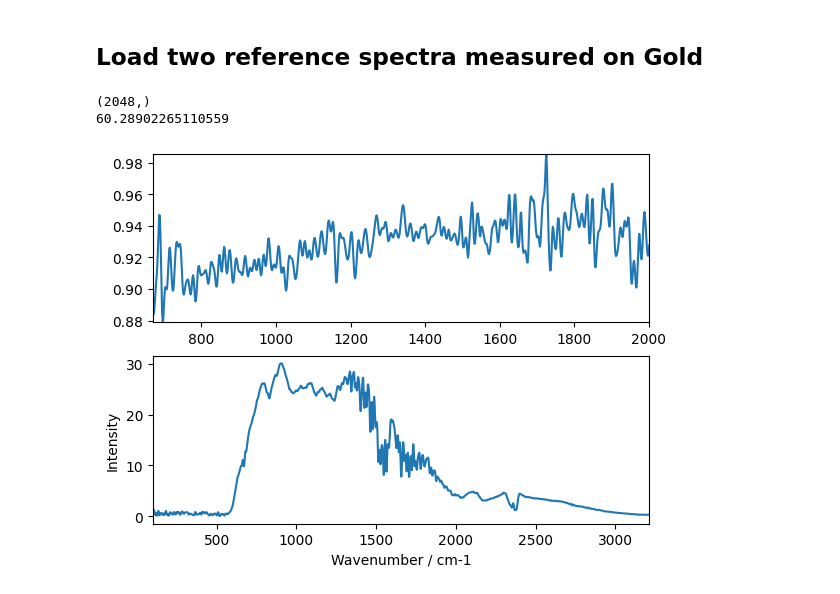
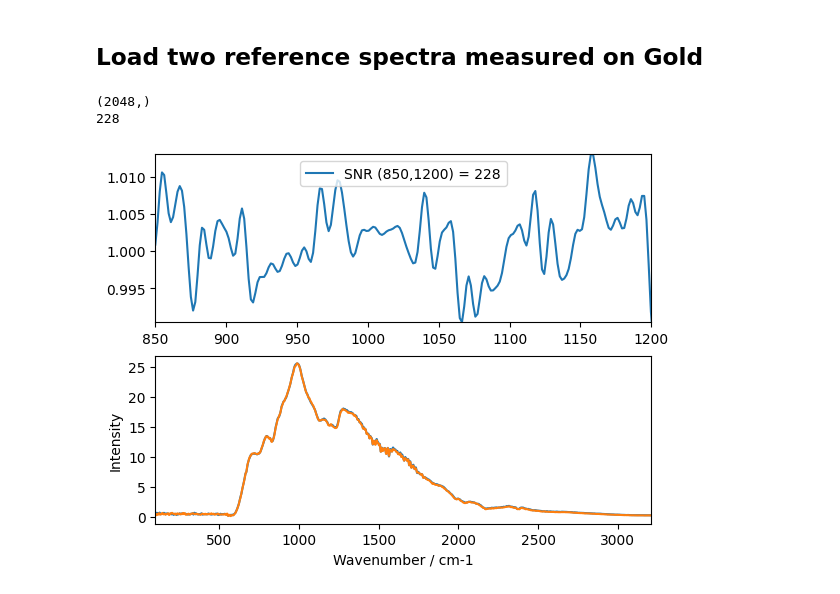
Before and after one commit to ngergihun/NeaReader, a Jupyter notebook: Examples/nanoftirqc.ipynb, the cells around one changed output. Drawn from its saved outputs; the diff is of its cells as text; code cells hidden in the pictures.

```diff
--- a/Examples/nanoftirqc.ipynb
+++ b/Examples/nanoftirqc.ipynb
@@ -5,44 +12,37 @@
 # %%
-import numpy as np
-import matplotlib.pyplot as plt
-import os, sys
-parent_dir = os.path.dirname(os.getcwd())
-sys.path.append(parent_dir)
-import NeaSpectra as neas
-
 # Choose a measurement file
 current_folder = os.getcwd()
-file_name1 = r'E:\2024-02-14 102554 NF S Goldref1.txt'
-file_name2 = r'E:\2024-02-14 103134 NF S Goldref2.txt'
+file_name1 = r"E:\nanoFTIRqc\Purge\2024-05-11 103817 NF S REV10DPPC-goldref1.txt"
+file_name2 = r"E:\nanoFTIRqc\Purge\2024-05-11 104604 NF S REV10DPPC-goldref2.txt"
 
 s1 = neas.NeaSpectrum()
 s1.readNeaSpectrum(file_name1)
-
 s2 = neas.NeaSpectrum()
 s2.readNeaSpectrum(file_name2)
 
 print(np.shape(s1.data["O2A"]))
 selfSpectrum = s1.data["O2A"]/s2.data["O2A"]
 
 wnaxis = s1.data["Wavenumber"]
-wnstart = 670
-wnstop = 2000
+wnstart = 850
+wnstop = 1200
 wnstart_idx = np.argmin(abs(wnaxis-wnstart))
 wnstop_idx = np.argmin(abs(wnaxis-wnstop))
 
-SNR = np.mean(selfSpectrum[wnstart_idx:wnstop_idx])/np.std(selfSpectrum[wnstart_idx:wnstop_idx])
+SNR = round(np.median(selfSpectrum[wnstart_idx:wnstop_idx])/np.std(selfSpectrum[wnstart_idx:wnstop_idx]))
 
 print(SNR)
 fig, (ax1, ax2) = plt.subplots(2, 1)
-ax1.plot(wnaxis, selfSpectrum)
+ax1.plot(wnaxis, selfSpectrum, label=f'SNR ({wnstart},{wnstop}) = {SNR}')
 ax1.set_xlim([wnstart, wnstop])
 ax1.set_ylim([min(selfSpectrum[wnstart_idx:wnstop_idx]), max(selfSpectrum[wnstart_idx:wnstop_idx])])
 plt.ylabel("Intensity")
-ax2.plot(wnaxis,s2.data["O2A"])
+ax2.plot(wnaxis,s1.data["O2A"]/2,wnaxis,s2.data["O2A"]/2)
 ax2.set_xlim([100, max(wnaxis)])
 plt.xlabel("Wavenumber / cm-1")
+ax1.legend()
 plt.show()
 # %% [output]
 (2048,)
-60.28902265110559
+228
-[figure, old version]
+[figure, new version]
```
Also changed, not shown: parts of 2 cells of this notebook, 21 other files.
